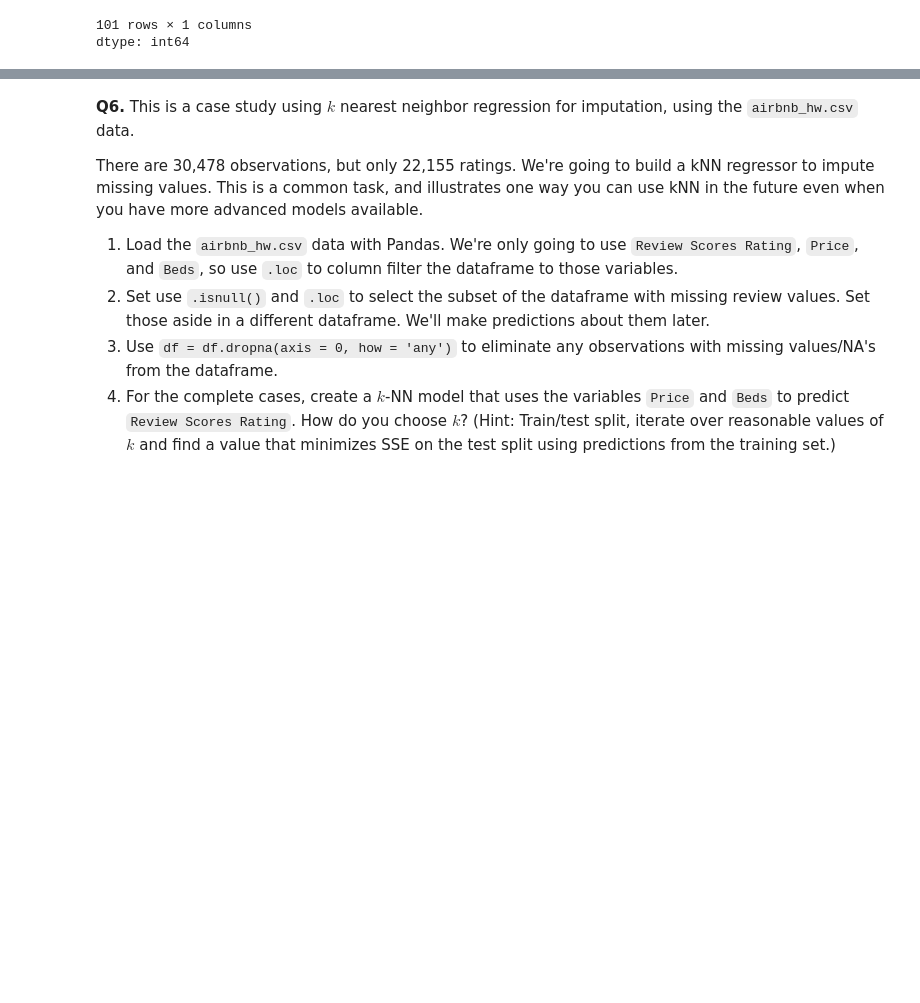
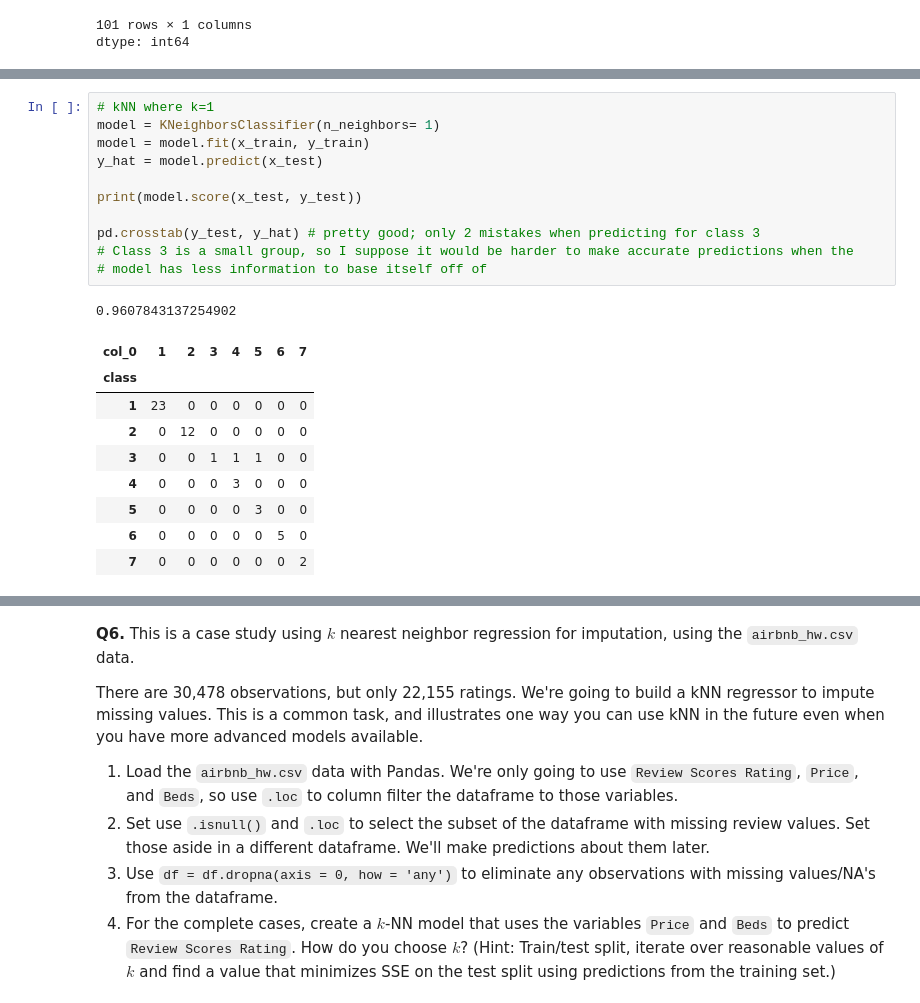
Before and after one commit to AngelikaBaloy/undergrad_ml_assignments, a Jupyter notebook: 02_assignment_knn.ipynb, the cells around one changed output, grey strips where cells are left out. Saved outputs shown, nothing was run; the diff lists cells and outputs as text; blank space fills up the shorter version.

```diff
--- a/02_assignment_knn.ipynb
+++ b/02_assignment_knn.ipynb
@@ -544,0 +523,22 @@ animals.head() # helpppp
+# %%
+# kNN where k=1
+model = KNeighborsClassifier(n_neighbors= 1)
+model = model.fit(x_train, y_train)
+y_hat = model.predict(x_test)
+
+print(model.score(x_test, y_test))
+
+pd.crosstab(y_test, y_hat) # pretty good; only 2 mistakes when predicting for class 3
+# Class 3 is a small group, so I suppose it would be harder to make accurate predictions when the
+# model has less information to base itself off of
+# %% [output]
+0.9607843137254902
+| col_0 | 1 | 2 | 3 | 4 | 5 | 6 | 7 |
+| class |  |  |  |  |  |  |  |
+| 1 | 23 | 0 | 0 | 0 | 0 | 0 | 0 |
+| 2 | 0 | 12 | 0 | 0 | 0 | 0 | 0 |
+| 3 | 0 | 0 | 1 | 1 | 1 | 0 | 0 |
+| 4 | 0 | 0 | 0 | 3 | 0 | 0 | 0 |
+| 5 | 0 | 0 | 0 | 0 | 3 | 0 | 0 |
+| 6 | 0 | 0 | 0 | 0 | 0 | 5 | 0 |
+| 7 | 0 | 0 | 0 | 0 | 0 | 0 | 2 |
```
Also changed, not shown: parts of 16 cells of this notebook.
